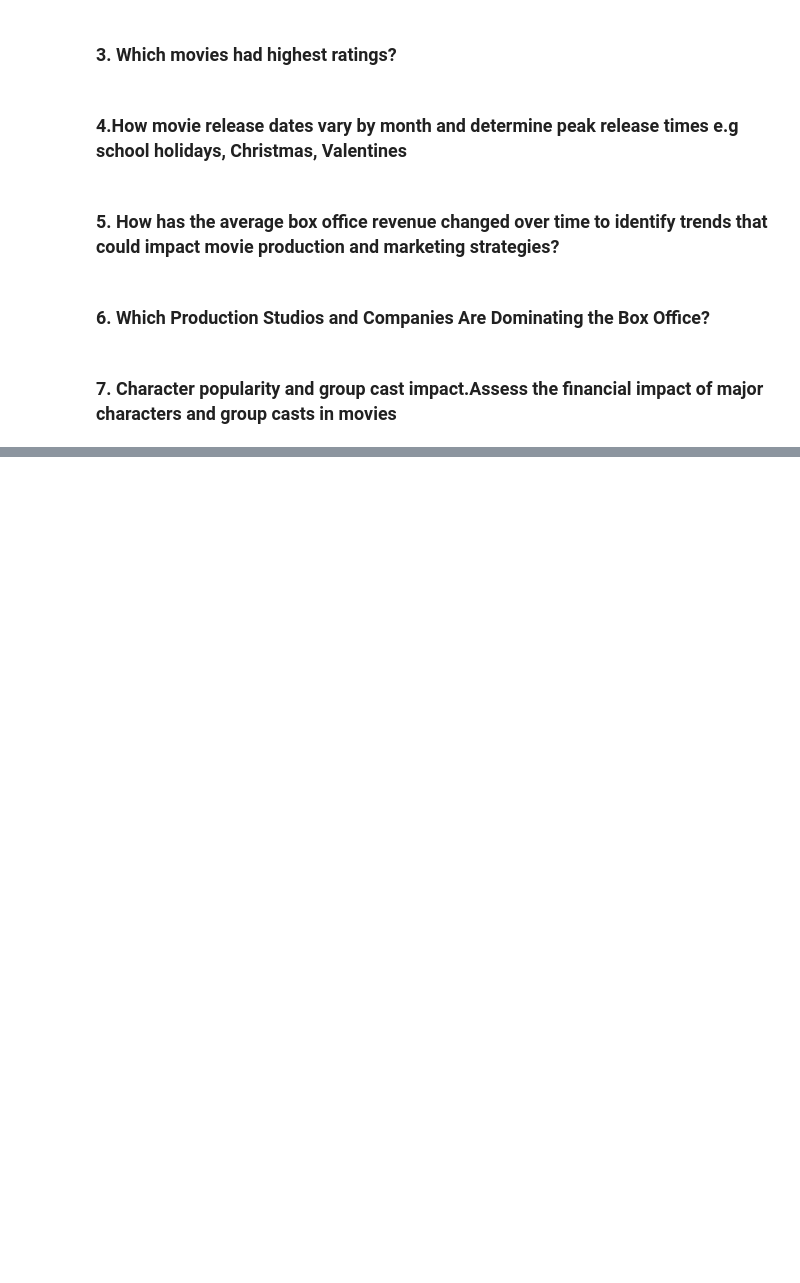
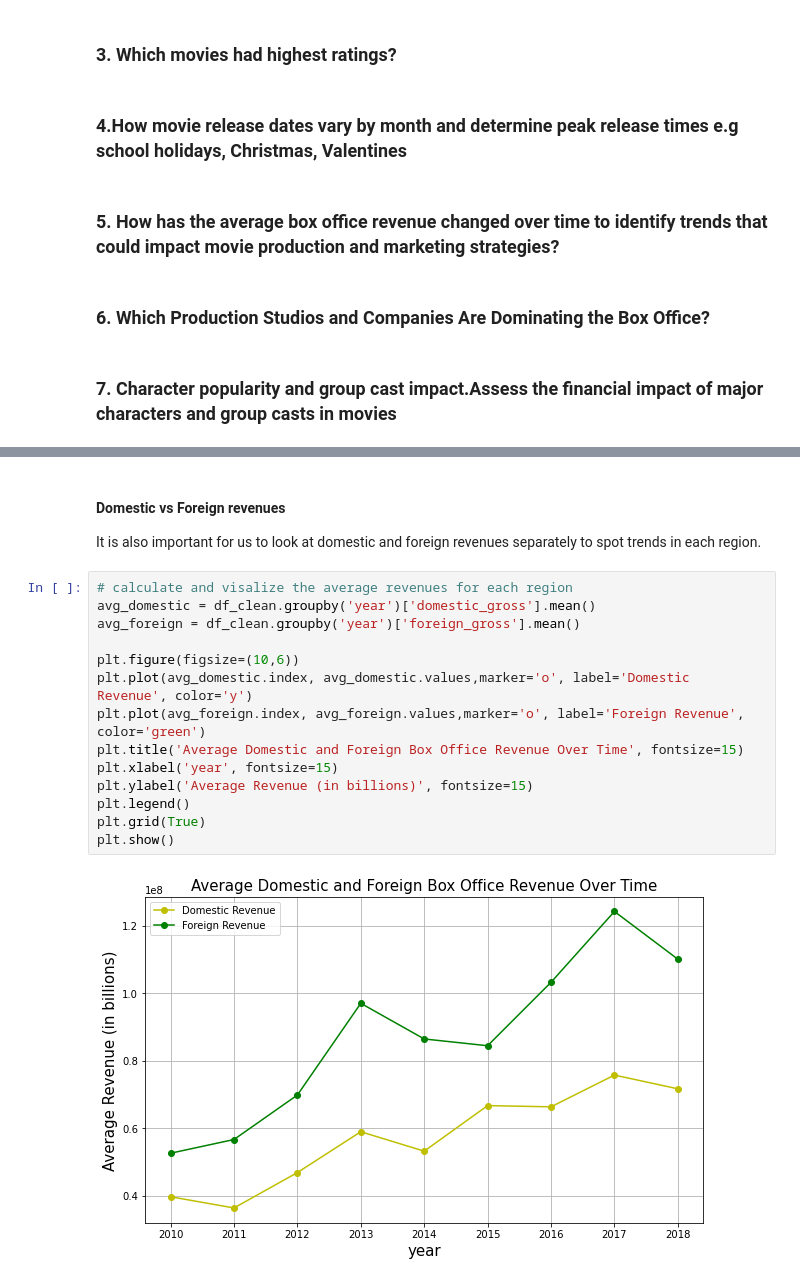
Before and after one commit to vnelima/Phase-2-Movie-project--Group-9, a Jupyter notebook: Student.ipynb, the cells around one changed output, grey strips where cells are left out. Saved outputs shown, nothing was run; the diff lists cells and outputs as text; blank space fills up the shorter version.

```diff
--- a/Student.ipynb
+++ b/Student.ipynb
@@ -23,0 +252,19 @@ Our project will explore the major successful films in the industry today and ex
+# %% [markdown]
+#### Domestic vs Foreign revenues
+ It is also important for us to look at domestic and foreign revenues separately to spot trends in each region.
+# %%
+# calculate and visalize the average revenues for each region
+avg_domestic = df_clean.groupby('year')['domestic_gross'].mean()
+avg_foreign = df_clean.groupby('year')['foreign_gross'].mean()
+
+plt.figure(figsize=(10,6))
+plt.plot(avg_domestic.index, avg_domestic.values,marker='o', label='Domestic Revenue', color='y')
+plt.plot(avg_foreign.index, avg_foreign.values,marker='o', label='Foreign Revenue', color='green')
+plt.title('Average Domestic and Foreign Box Office Revenue Over Time', fontsize=15)
+plt.xlabel('year', fontsize=15)
+plt.ylabel('Average Revenue (in billions)', fontsize=15)
+plt.legend()
+plt.grid(True)
+plt.show()
+# %% [output]
+[figure, added]
```
Also changed, not shown: parts of 49 cells of this notebook, 2 other files.
